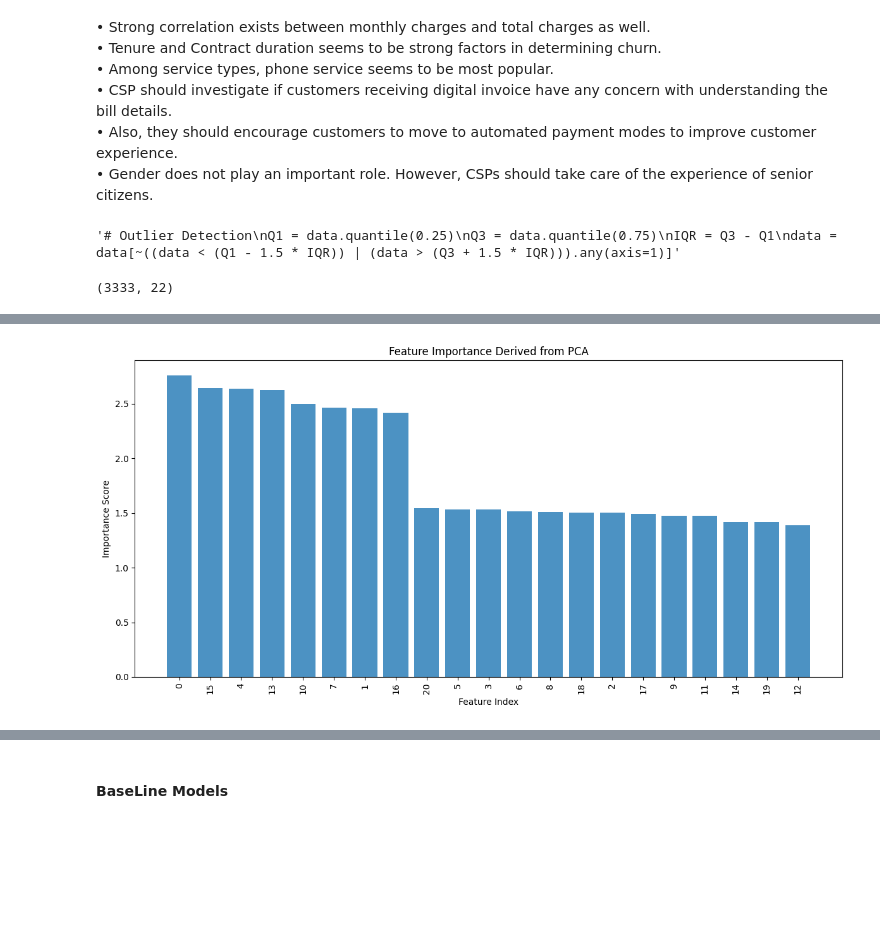
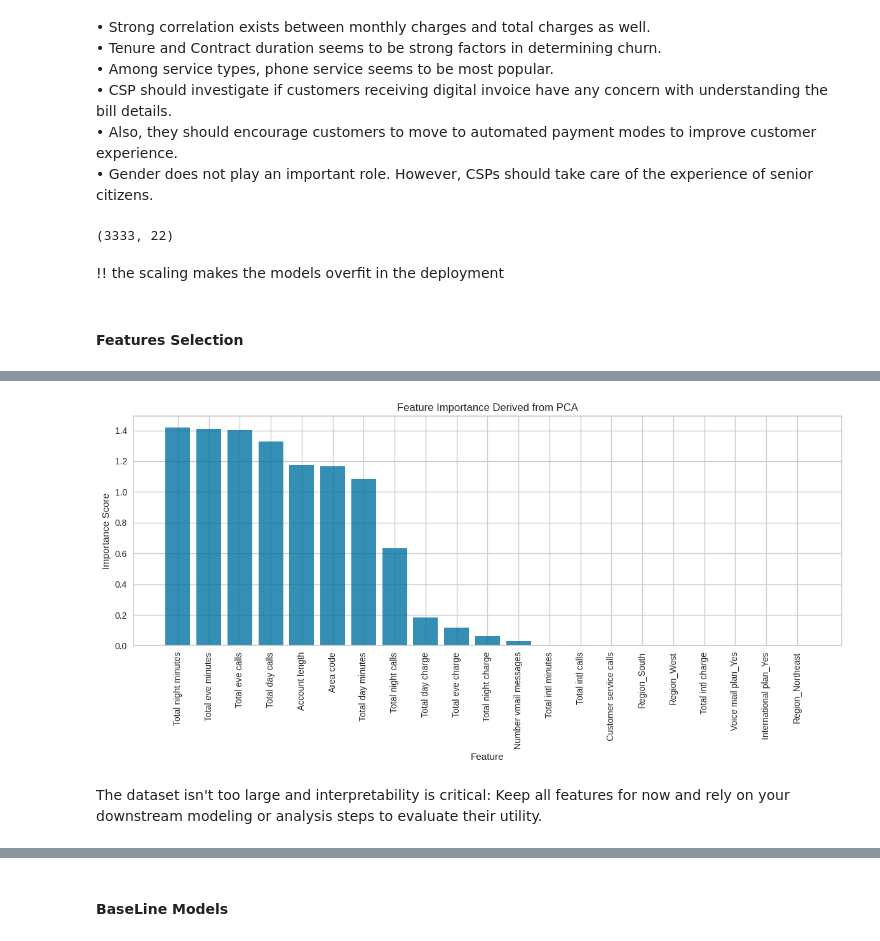
Before and after one commit to khaled-benahmed/-Customer-Churn-Prediction-in-the-Telecom-Sector-Using-Machine-Learning-Techniques., a Jupyter notebook: Customer_Churn_Prediction_in_the_Telecom_Sector_Using_Machine_Learning_Techniques.ipynb, the cells around one changed output, grey strips where cells are left out. Drawn from its saved outputs; the diff is of its cells as text; code cells hidden in the pictures; blank space fills up the shorter version.

```diff
--- a/Customer_Churn_Prediction_in_the_Telecom_Sector_Using_Machine_Learning_Techniques.ipynb
+++ b/Customer_Churn_Prediction_in_the_Telecom_Sector_Using_Machine_Learning_Techniques.ipynb
@@ -468,14 +534,6 @@ plt.show()
 • CSP should investigate if customers receiving digital invoice have any concern with understanding the bill details.
 • Also, they should encourage customers to move to automated payment modes to improve customer experience.
 • Gender does not play an important role. However, CSPs should take care of the experience of senior citizens.
-# %%
-"""# Outlier Detection
-Q1 = data.quantile(0.10)
-Q3 = data.quantile(0.90)
-IQR = Q3 - Q1
-data = data[~((data < (Q1 - 1.5 * IQR)) | (data > (Q3 + 1.5 * IQR))).any(axis=1)]"""
-# %% [output]
-'# Outlier Detection\nQ1 = data.quantile(0.25)\nQ3 = data.quantile(0.75)\nIQR = Q3 - Q1\ndata = data[~((data < (Q1 - 1.5 * IQR)) | (data > (Q3 + 1.5 * IQR))).any(axis=1)]'
 # %%
 data.shape
 # %% [output]
@@ -484,4 +542,6 @@ data.shape
 # Splitting features and target
 X = data.drop(['Churn', 'customerID'], axis=1, errors='ignore')
 y = data['Churn']
+# %% [markdown]
+!! the scaling makes the models overfit in the deployment
 # %%
@@ -491,11 +550,26 @@ X_scaled = scaler.fit_transform(X)
+# %% [markdown]
+#### Features Selection
 # %%
 import matplotlib.pyplot as plt
 from sklearn.decomposition import PCA
 import numpy as np
 
+# Features excluding target column
+features = [
+    'Account length', 'Area code', 'Number vmail messages',
+    'Total day minutes', 'Total day calls', 'Total day charge',
+    'Total eve minutes', 'Total eve calls', 'Total eve charge',
+    'Total night minutes', 'Total night calls', 'Total night charge',
+    'Total intl minutes', 'Total intl calls', 'Total intl charge',
+    'Customer service calls', 'International plan_Yes',
+    'Voice mail plan_Yes', 'Region_Northeast', 'Region_South',
+    'Region_West'
+]
+X_features = X[features]
+
 # Initialize PCA (retain components covering 95% variance)
 pca = PCA(n_components=0.95)
-pca.fit(X_scaled)
+pca.fit(X_features)
 
 # Get the loading matrix (contribution of each feature to the principal components)
 loading_matrix = pca.components_
@@ -505,12 +579,13 @@ feature_importance = np.sum(np.abs(loading_matrix), axis=0)
 
 # Rank features by importance
 ranked_features = np.argsort(feature_importance)[::-1]  # Indices of features sorted by importance (descending)
+ranked_feature_names = [features[i] for i in ranked_features]
 
 # Visualization
 plt.figure(figsize=(12, 6))
 plt.bar(range(len(feature_importance)), feature_importance[ranked_features], align='center', alpha=0.8)
-plt.xticks(range(len(feature_importance)), ranked_features , rotation=90)
-plt.xlabel("Feature Index")
+plt.xticks(range(len(feature_importance)), ranked_feature_names, rotation=90)
+plt.xlabel("Feature")
 plt.ylabel("Importance Score")
 plt.title("Feature Importance Derived from PCA")
 plt.tight_layout()
@@ -522,2 +597,4 @@ plt.show()
-[figure, old version]
+[figure, new version]
+# %% [markdown]
+The dataset isn't too large and interpretability is critical: Keep all features for now and rely on your downstream modeling or analysis steps to evaluate their utility.
 # %%
```
Also changed, not shown: parts of 64 cells of this notebook.
